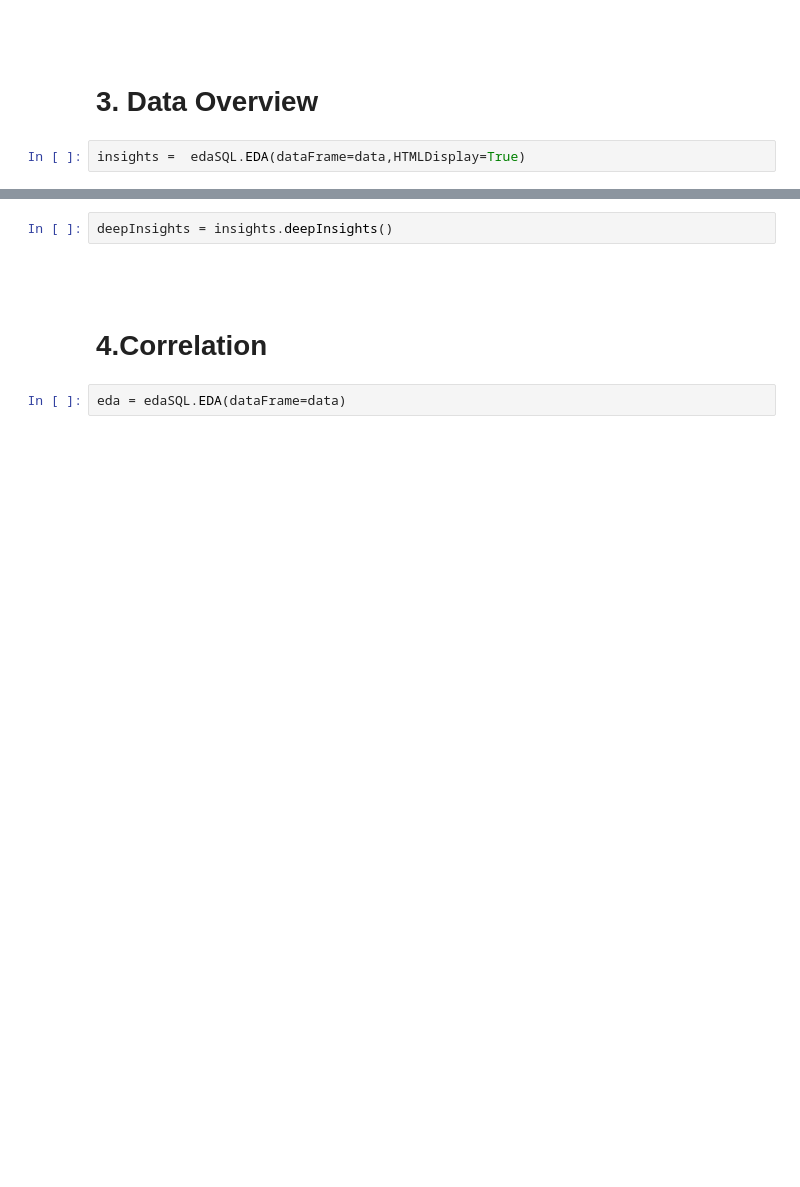
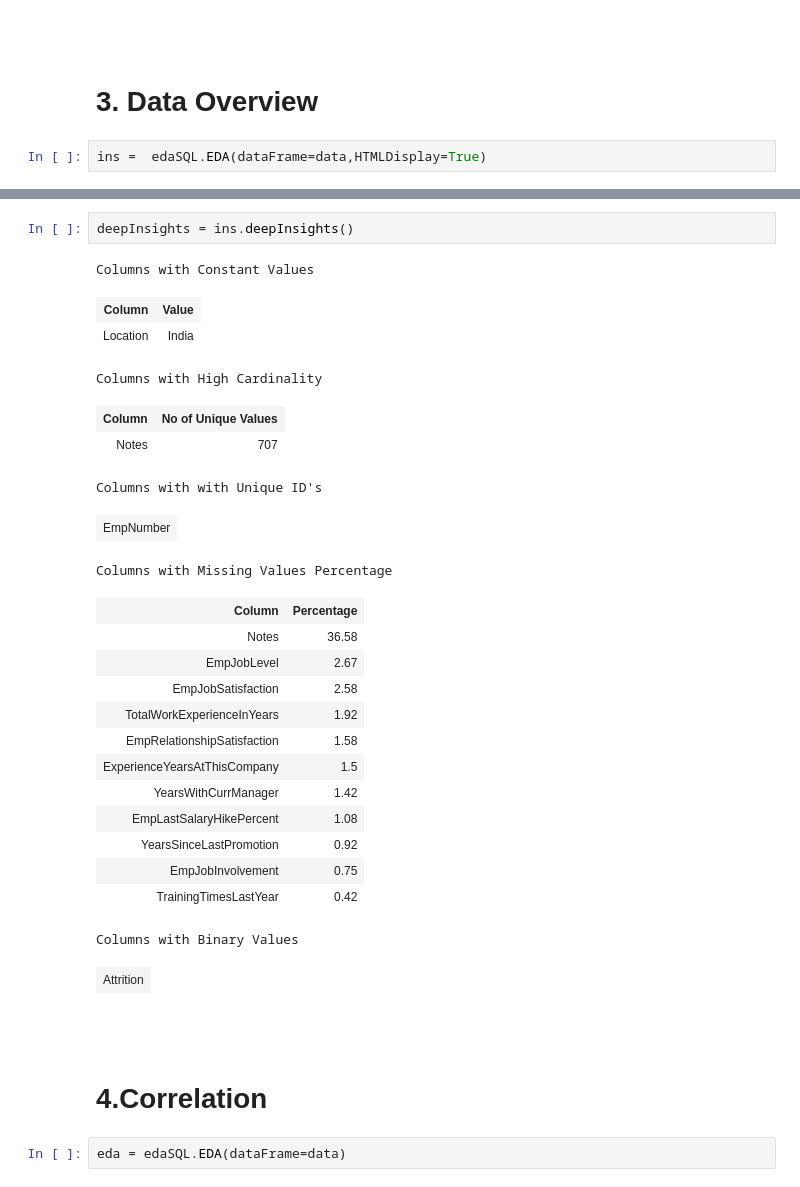
Before and after one commit to selva221724/edaSQL, a Jupyter notebook: example_notebook/edaSQL.ipynb, the cells around one changed output, grey strips where cells are left out. Saved outputs shown, nothing was run; the diff lists cells and outputs as text; blank space fills up the shorter version.

```diff
--- a/example_notebook/edaSQL.ipynb
+++ b/example_notebook/edaSQL.ipynb
@@ -27,5 +40,5 @@ display(data.head())
 # %% [markdown]
 # 3. Data Overview
 # %%
-insights =  edaSQL.EDA(dataFrame=data,HTMLDisplay=True)
+ins =  edaSQL.EDA(dataFrame=data,HTMLDisplay=True)
 # %%
@@ -34,5 +59,29 @@ dataInsights =insights.dataInsights()
 # %%
-deepInsights = insights.deepInsights()
+deepInsights = ins.deepInsights()
+# %% [output]
+Columns with Constant Values
+| Column | Value |
+| Location | India |
+Columns with High Cardinality
+| Column | No of Unique Values |
+| Notes | 707 |
+Columns with with Unique ID's
+| EmpNumber |
+Columns with Missing Values Percentage
+| Column | Percentage |
+| Notes | 36.58 |
+| EmpJobLevel | 2.67 |
+| EmpJobSatisfaction | 2.58 |
+| TotalWorkExperienceInYears | 1.92 |
+| EmpRelationshipSatisfaction | 1.58 |
+| ExperienceYearsAtThisCompany | 1.5 |
+| YearsWithCurrManager | 1.42 |
+| EmpLastSalaryHikePercent | 1.08 |
+| YearsSinceLastPromotion | 0.92 |
+| EmpJobInvolvement | 0.75 |
+| TrainingTimesLastYear | 0.42 |
+Columns with Binary Values
+| Attrition |
 # %% [markdown]
 <br>
 # %% [markdown]
```
Also changed, not shown: parts of 14 cells of this notebook, 5 other files.
